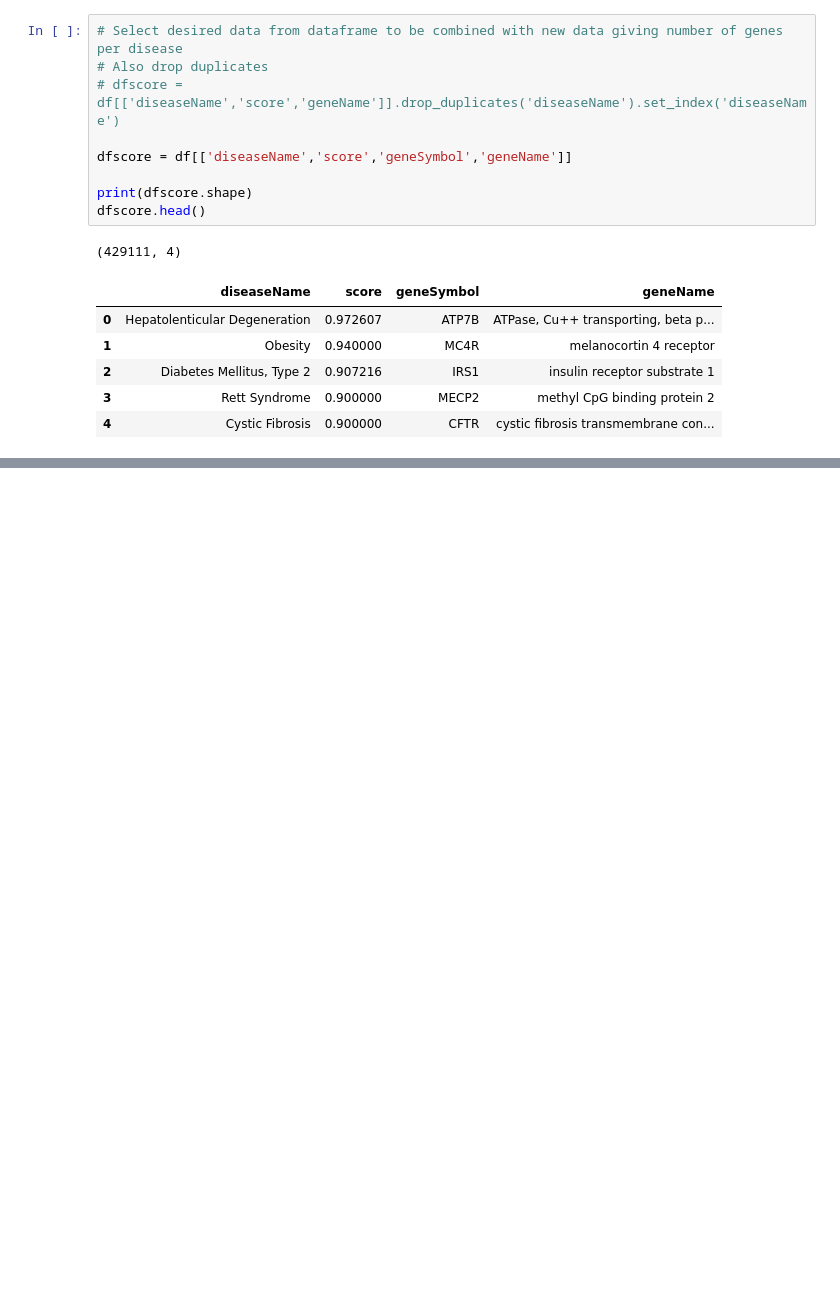
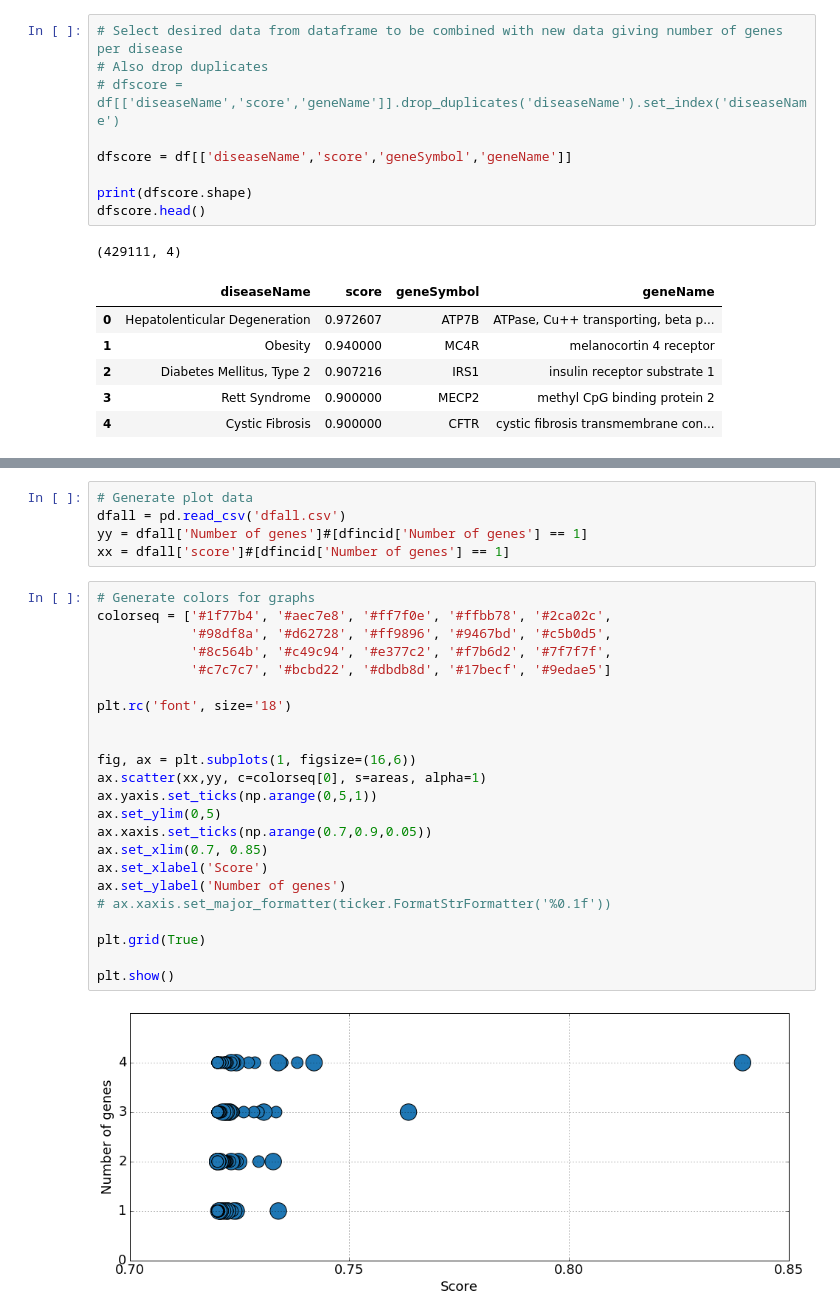
Before and after one commit to dbricare/datainc, a Jupyter notebook: genediseasedata.ipynb, the cells around one changed output, grey strips where cells are left out. Drawn from its saved outputs; the diff is of its cells as text; blank space fills up the shorter version.

```diff
--- a/genediseasedata.ipynb
+++ b/genediseasedata.ipynb
@@ -270,0 +361,30 @@ colorseq = ['#1f77b4', '#aec7e8', '#ff7f0e', '#ffbb78', '#2ca02c',
+# %%
+# Generate plot data
+dfall = pd.read_csv('dfall.csv')
+yy = dfall['Number of genes']#[dfincid['Number of genes'] == 1]
+xx = dfall['score']#[dfincid['Number of genes'] == 1]
+# %%
+# Generate colors for graphs
+colorseq = ['#1f77b4', '#aec7e8', '#ff7f0e', '#ffbb78', '#2ca02c',
+            '#98df8a', '#d62728', '#ff9896', '#9467bd', '#c5b0d5',
+            '#8c564b', '#c49c94', '#e377c2', '#f7b6d2', '#7f7f7f',
+            '#c7c7c7', '#bcbd22', '#dbdb8d', '#17becf', '#9edae5']
+
+plt.rc('font', size='18')
+
+
+fig, ax = plt.subplots(1, figsize=(16,6))
+ax.scatter(xx,yy, c=colorseq[0], s=areas, alpha=1)
+ax.yaxis.set_ticks(np.arange(0,5,1))
+ax.set_ylim(0,5)
+ax.xaxis.set_ticks(np.arange(0.7,0.9,0.05))
+ax.set_xlim(0.7, 0.85)
+ax.set_xlabel('Score')
+ax.set_ylabel('Number of genes')
+# ax.xaxis.set_major_formatter(ticker.FormatStrFormatter('%0.1f'))
+
+plt.grid(True)
+
+plt.show()
+# %% [output]
+[figure, added]
```
Also changed, not shown: parts of 16 cells of this notebook, 1 other file.
